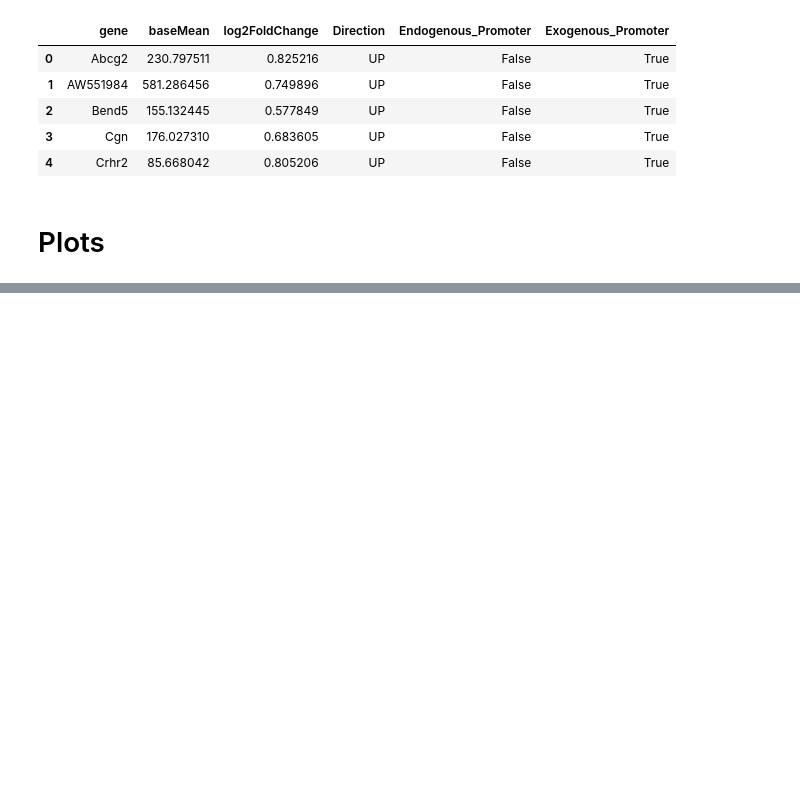
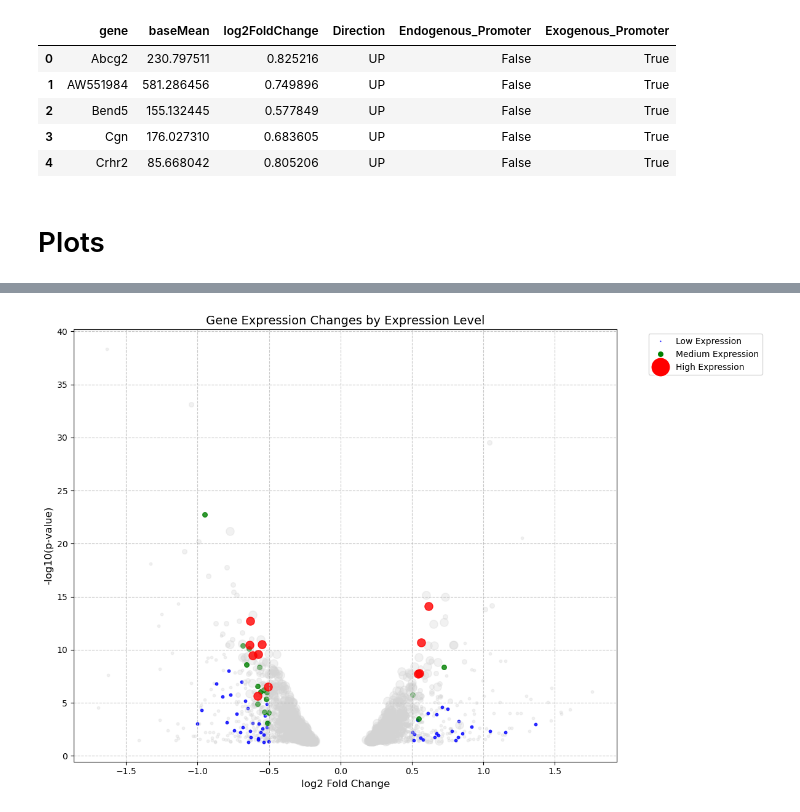
Before and after one commit to michal7kw/SRF_MECP2, a Jupyter notebook: volcano_expression_binning.ipynb, the cells around one changed output, grey strips where cells are left out. Cells and saved outputs as stored; diff of their text form; code cells hidden in the pictures; blank space fills up the shorter version.

```diff
--- a/volcano_expression_binning.ipynb
+++ b/volcano_expression_binning.ipynb
@@ -213,0 +324,6 @@ plt.show()
+# %%
+
+combined_expression_scatter(DEA_NEU_filtered, mecp2_NEU)
+plt.show()
+# %% [output]
+[figure, added]
```
Also changed, not shown: parts of 11 cells of this notebook, 1 other file.
